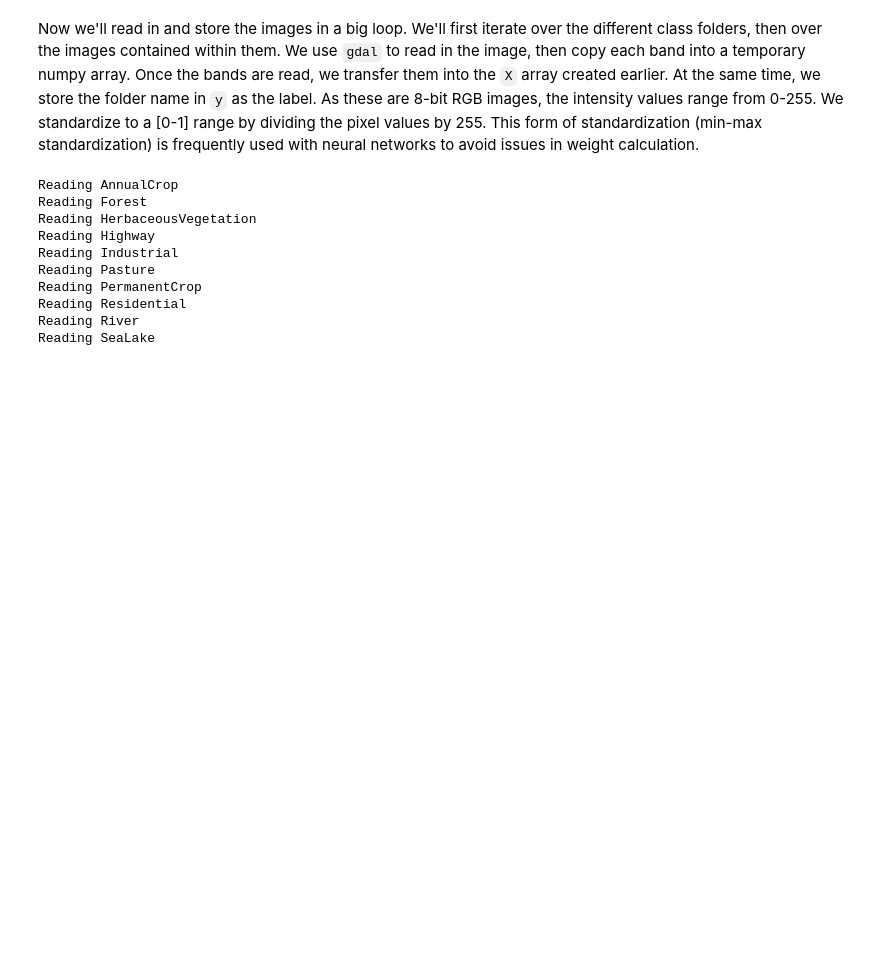
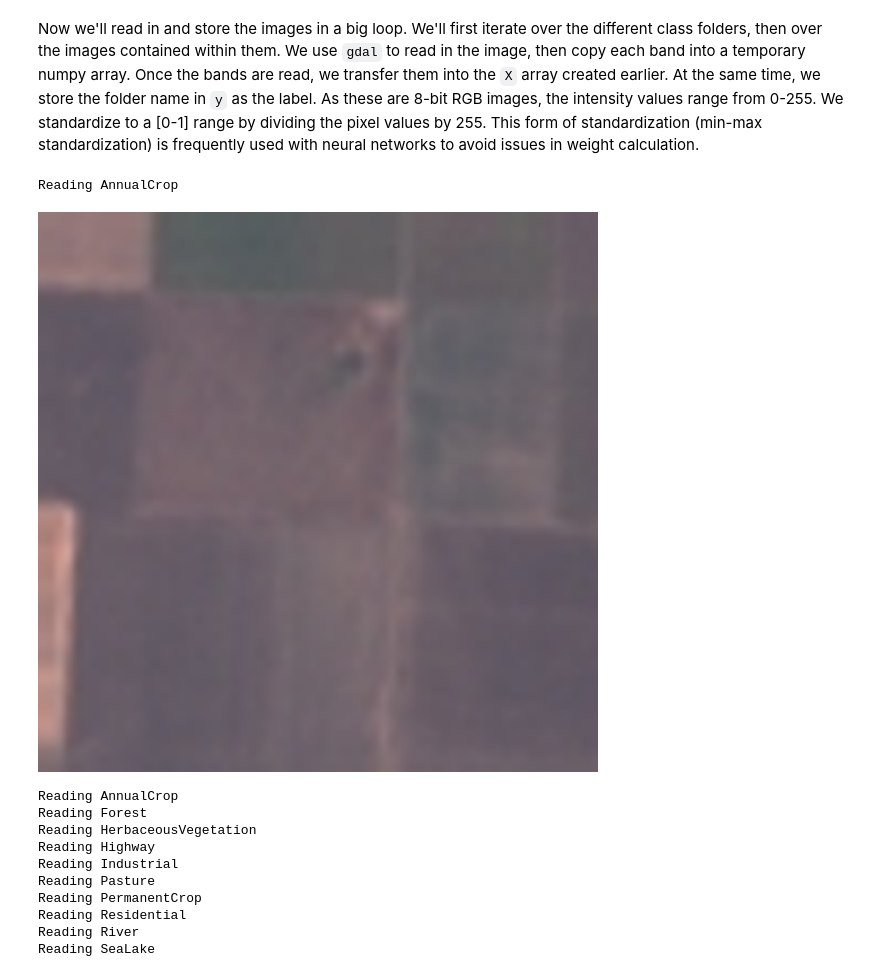
Before and after one commit to simonbrewer/ESS_AI_Workshop, a Jupyter notebook: ESS_AI_02_CNNs.ipynb, the cells around one changed output. Drawn from its saved outputs; the diff is of its cells as text; code cells hidden in the pictures; blank space fills up the shorter version.

```diff
--- a/ESS_AI_02_CNNs.ipynb
+++ b/ESS_AI_02_CNNs.ipynb
@@ -141,6 +142,32 @@ X = np.zeros((patch_numbers * num_classes, patch_size_x, patch_size_y, channels)
 Y = np.zeros((patch_numbers * num_classes, num_classes), dtype='float32') ## Labels
 # %% [markdown]
 Now we'll read in and store the images in a big loop. We'll first iterate over the different class folders, then over the images contained within them. We use `gdal` to read in the image, then copy each band into a temporary numpy array. Once the bands are read, we transfer them into the `X` array created earlier. At the same time, we store the folder name in `y` as the label. As these are 8-bit RGB images, the intensity values range from 0-255. We standardize to a [0-1] range by dividing the pixel values by 255. This form of standardization (min-max standardization) is frequently used with neural networks to avoid issues in weight calculation.
+# %%
+# Initialize a counter to keep track of the total number of patches processed
+Counter = 0
+cls = "AnnualCrop"
+print(f"Reading {cls}")
+# Get a list of images in the current class folder
+image_list = os.listdir(image_path + cls)
+image_list = image_list[0:patch_numbers]
+# Iterate through each image in the current class
+image = gdal.Open(image_path + cls + '/' + "AnnualCrop_1.jpg").ReadAsArray()
+# Create an empty array to store the reshaped image with the desired patch size and bands
+new_image = np.zeros((patch_size_x, patch_size_y, channels), dtype='float32')
+
+# Iterate through each band in the original image
+for b in range(channels):
+    # Copy the band to the corresponding slice in the new image
+    new_image[:, :, b] = image[b, :, :] / 255.
+# %% [output]
+Reading AnnualCrop
+# %%
+im = Image.open(image_path + cls + '/' + "AnnualCrop_1.jpg")
+#show image
+im = im.resize((640,640))
+display(im)
+# %% [output]
+[figure, added]
 # %%
 # Initialize a counter to keep track of the total number of patches processed
 Counter = 0
```
Also changed, not shown: parts of 17 cells of this notebook.
